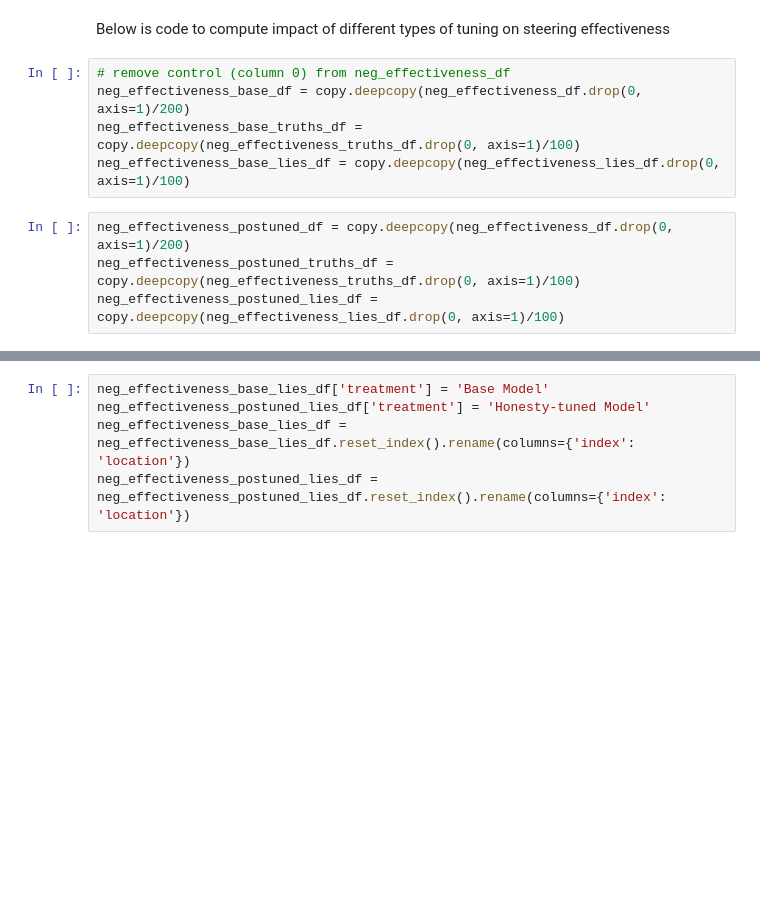
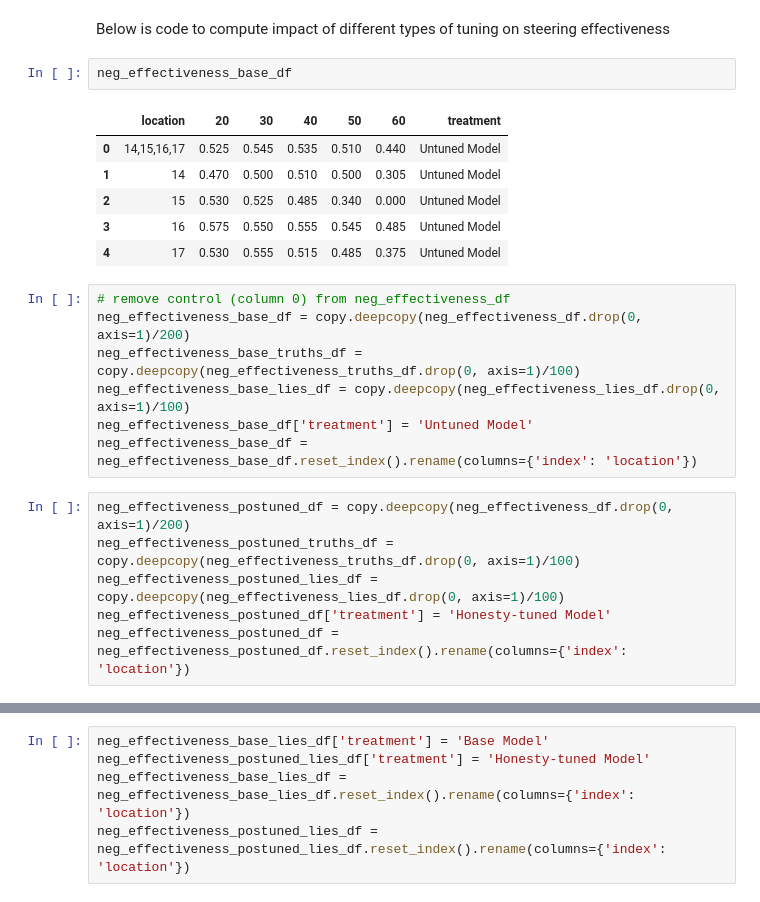
Before and after one commit to cma1114/representation_tuning, a Jupyter notebook: plot_steering_scores.ipynb, the cells around one changed output, grey strips where cells are left out. Saved outputs shown, nothing was run; the diff lists cells and outputs as text; blank space fills up the shorter version.

```diff
--- a/plot_steering_scores.ipynb
+++ b/plot_steering_scores.ipynb
@@ -664,12 +671,25 @@ plt.show()
 [figure]
 # %% [markdown]
 Below is code to compute impact of different types of tuning on steering effectiveness
+# %%
+neg_effectiveness_base_df
+# %% [output]
+|  | location | 20 | 30 | 40 | 50 | 60 | treatment |
+| 0 | 14,15,16,17 | 0.525 | 0.545 | 0.535 | 0.510 | 0.440 | Untuned Model |
+| 1 | 14 | 0.470 | 0.500 | 0.510 | 0.500 | 0.305 | Untuned Model |
+| 2 | 15 | 0.530 | 0.525 | 0.485 | 0.340 | 0.000 | Untuned Model |
+| 3 | 16 | 0.575 | 0.550 | 0.555 | 0.545 | 0.485 | Untuned Model |
+| 4 | 17 | 0.530 | 0.555 | 0.515 | 0.485 | 0.375 | Untuned Model |
 # %%
 # remove control (column 0) from neg_effectiveness_df
 neg_effectiveness_base_df = copy.deepcopy(neg_effectiveness_df.drop(0, axis=1)/200)
 neg_effectiveness_base_truths_df = copy.deepcopy(neg_effectiveness_truths_df.drop(0, axis=1)/100)
 neg_effectiveness_base_lies_df = copy.deepcopy(neg_effectiveness_lies_df.drop(0, axis=1)/100)
+neg_effectiveness_base_df['treatment'] = 'Untuned Model'
+neg_effectiveness_base_df = neg_effectiveness_base_df.reset_index().rename(columns={'index': 'location'})
 # %%
 neg_effectiveness_postuned_df = copy.deepcopy(neg_effectiveness_df.drop(0, axis=1)/200)
 neg_effectiveness_postuned_truths_df = copy.deepcopy(neg_effectiveness_truths_df.drop(0, axis=1)/100)
 neg_effectiveness_postuned_lies_df = copy.deepcopy(neg_effectiveness_lies_df.drop(0, axis=1)/100)
+neg_effectiveness_postuned_df['treatment'] = 'Honesty-tuned Model'
+neg_effectiveness_postuned_df = neg_effectiveness_postuned_df.reset_index().rename(columns={'index': 'location'})
```
Also changed, not shown: parts of 6 cells of this notebook, 12 other files.
